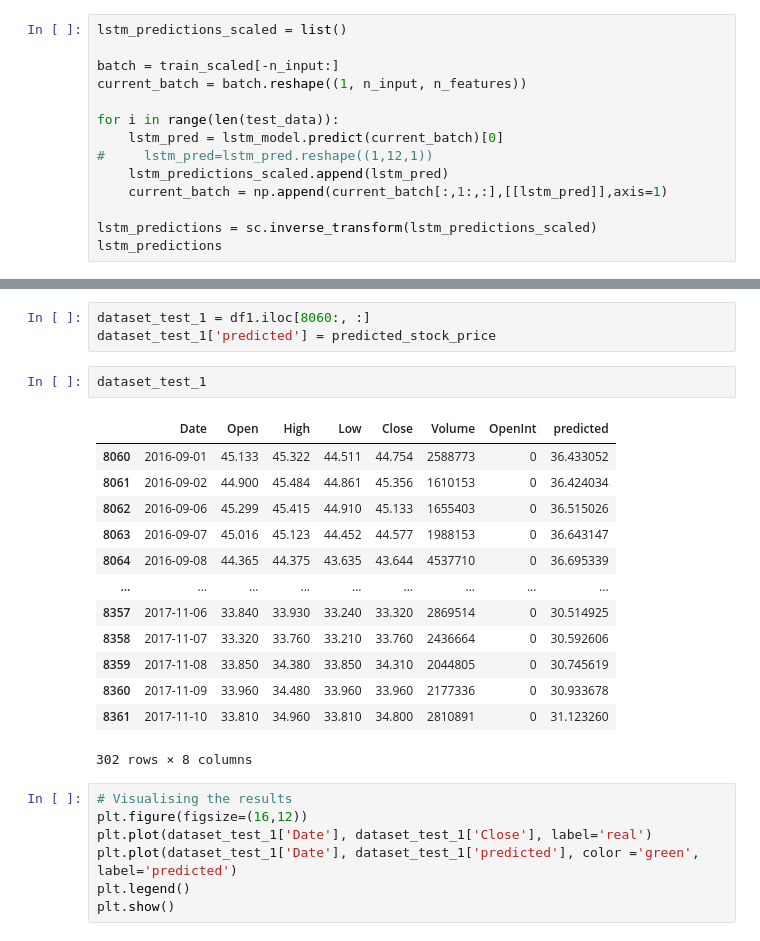
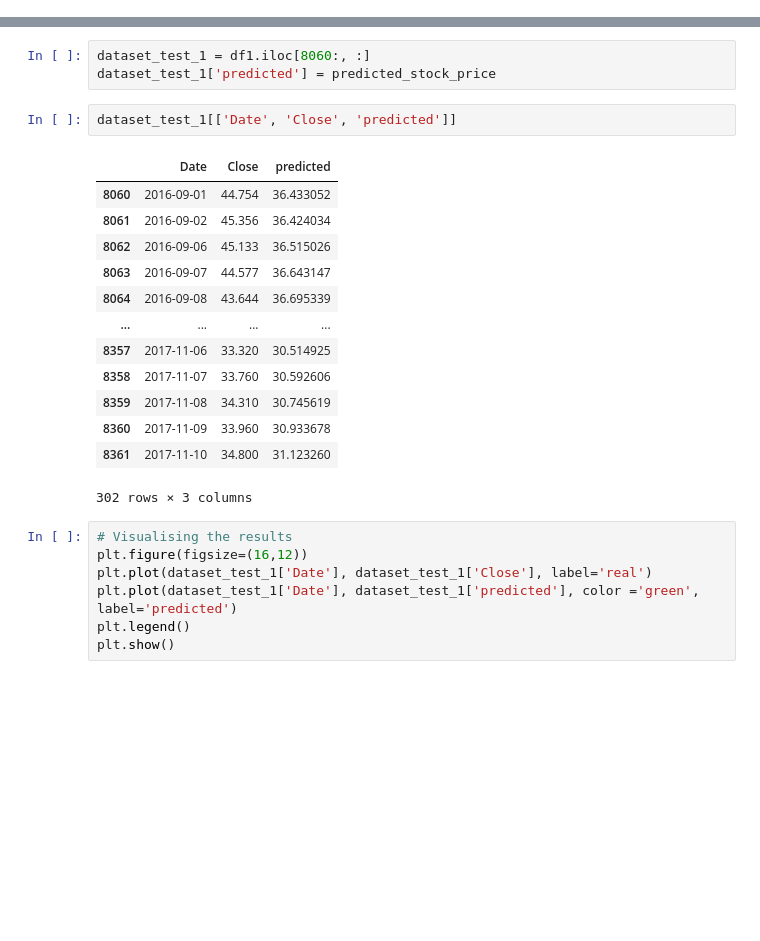
Before and after one commit to Daihongchen/time_series_project, a Jupyter notebook: lstm_stock.ipynb, the cells around one changed output, grey strips where cells are left out. Drawn from its saved outputs; the diff is of its cells as text; blank space fills up the shorter version.

```diff
--- a/lstm_stock.ipynb
+++ b/lstm_stock.ipynb
@@ -406,14 +328,0 @@ plt.plot(range(len(losses_lstm)), losses_lstm)
-# %%
-lstm_predictions_scaled = list()
-
-batch = train_scaled[-n_input:]
-current_batch = batch.reshape((1, n_input, n_features))
-
-for i in range(len(test_data)):
-    lstm_pred = lstm_model.predict(current_batch)[0]
-#     lstm_pred=lstm_pred.reshape((1,12,1))
-    lstm_predictions_scaled.append(lstm_pred)
-    current_batch = np.append(current_batch[:,1:,:],[[lstm_pred]],axis=1)
-
-lstm_predictions = sc.inverse_transform(lstm_predictions_scaled)
-lstm_predictions
@@ -785,22 +677,22 @@ len(predicted_stock_price)
 # %%
 dataset_test_1 = df1.iloc[8060:, :]
 dataset_test_1['predicted'] = predicted_stock_price
-# %%
-dataset_test_1
-# %% [output]
-|  | Date | Open | High | Low | Close | Volume | OpenInt | predicted |
-| 8060 | 2016-09-01 | 45.133 | 45.322 | 44.511 | 44.754 | 2588773 | 0 | 36.433052 |
-| 8061 | 2016-09-02 | 44.900 | 45.484 | 44.861 | 45.356 | 1610153 | 0 | 36.424034 |
-| 8062 | 2016-09-06 | 45.299 | 45.415 | 44.910 | 45.133 | 1655403 | 0 | 36.515026 |
-| 8063 | 2016-09-07 | 45.016 | 45.123 | 44.452 | 44.577 | 1988153 | 0 | 36.643147 |
-| 8064 | 2016-09-08 | 44.365 | 44.375 | 43.635 | 43.644 | 4537710 | 0 | 36.695339 |
-| ... | ... | ... | ... | ... | ... | ... | ... | ... |
-| 8357 | 2017-11-06 | 33.840 | 33.930 | 33.240 | 33.320 | 2869514 | 0 | 30.514925 |
-| 8358 | 2017-11-07 | 33.320 | 33.760 | 33.210 | 33.760 | 2436664 | 0 | 30.592606 |
-| 8359 | 2017-11-08 | 33.850 | 34.380 | 33.850 | 34.310 | 2044805 | 0 | 30.745619 |
-| 8360 | 2017-11-09 | 33.960 | 34.480 | 33.960 | 33.960 | 2177336 | 0 | 30.933678 |
-| 8361 | 2017-11-10 | 33.810 | 34.960 | 33.810 | 34.800 | 2810891 | 0 | 31.123260 |
-302 rows × 8 columns
+# %%
+dataset_test_1[['Date', 'Close', 'predicted']]
+# %% [output]
+|  | Date | Close | predicted |
+| 8060 | 2016-09-01 | 44.754 | 36.433052 |
+| 8061 | 2016-09-02 | 45.356 | 36.424034 |
+| 8062 | 2016-09-06 | 45.133 | 36.515026 |
+| 8063 | 2016-09-07 | 44.577 | 36.643147 |
+| 8064 | 2016-09-08 | 43.644 | 36.695339 |
+| ... | ... | ... | ... |
+| 8357 | 2017-11-06 | 33.320 | 30.514925 |
+| 8358 | 2017-11-07 | 33.760 | 30.592606 |
+| 8359 | 2017-11-08 | 34.310 | 30.745619 |
+| 8360 | 2017-11-09 | 33.960 | 30.933678 |
+| 8361 | 2017-11-10 | 34.800 | 31.123260 |
+302 rows × 3 columns
 # %%
 # Visualising the results
 plt.figure(figsize=(16,12))
```
Also changed, not shown: parts of 6 cells of this notebook.
